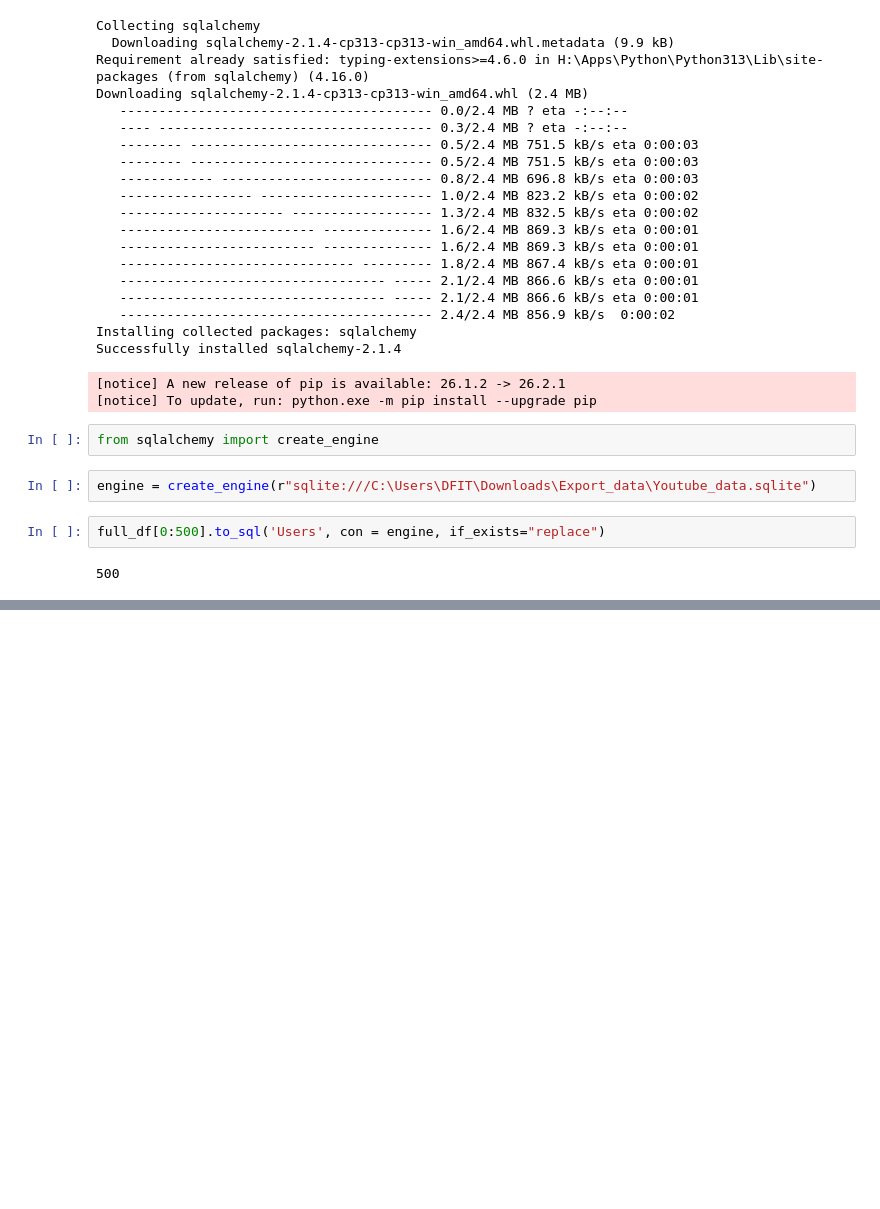
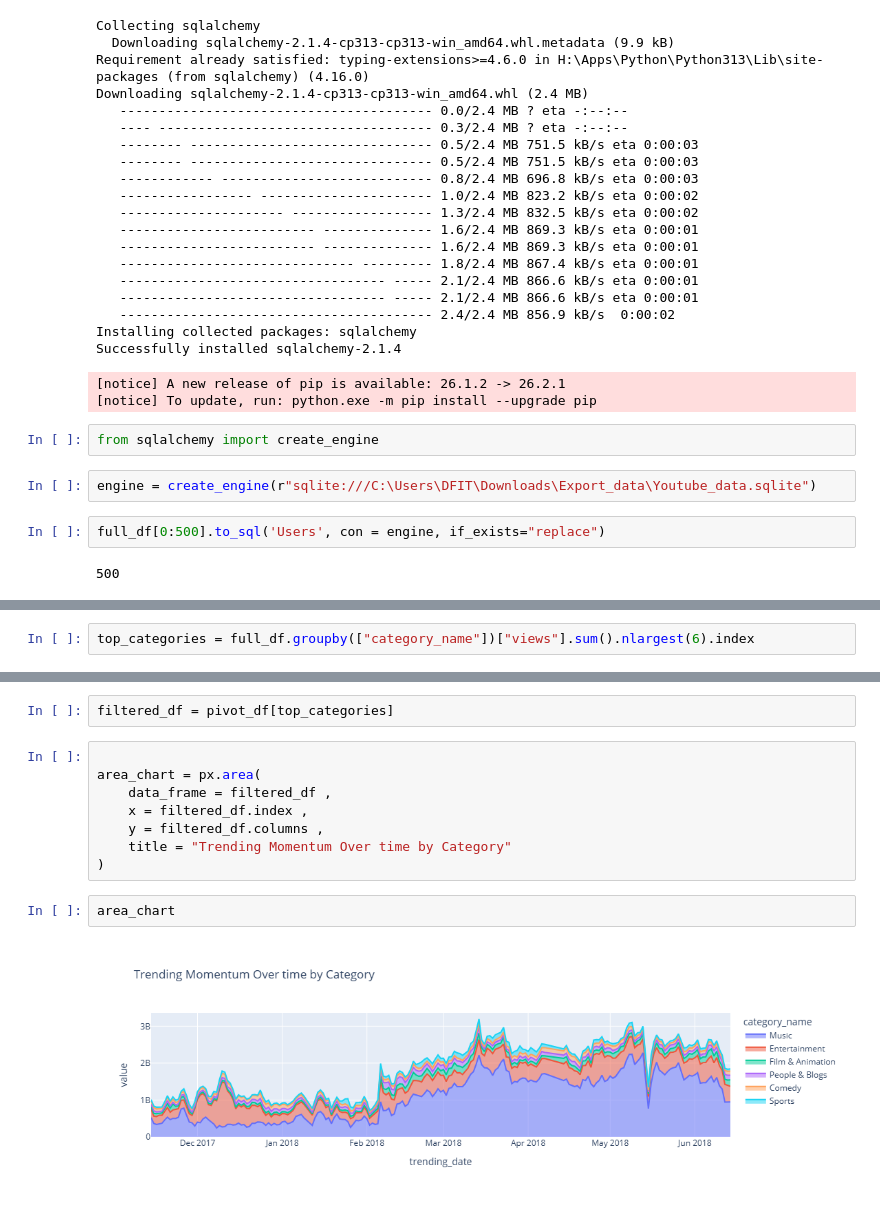
Before and after one commit to ualiurrahat/youtube-data-analytics, a Jupyter notebook: youtube_data_analytics.ipynb, the cells around one changed output, grey strips where cells are left out. Saved outputs shown, nothing was run; the diff lists cells and outputs as text; blank space fills up the shorter version.

```diff
--- a/youtube_data_analytics.ipynb
+++ b/youtube_data_analytics.ipynb
@@ -419,0 +554,2 @@ full_df[0:500].to_sql('Users', con = engine, if_exists="replace")
+# %%
+top_categories = full_df.groupby(["category_name"])["views"].sum().nlargest(6).index
@@ -419,0 +562,14 @@ full_df[0:500].to_sql('Users', con = engine, if_exists="replace")
+# %%
+filtered_df = pivot_df[top_categories]
+# %%
+
+area_chart = px.area(
+    data_frame = filtered_df ,
+    x = filtered_df.index ,
+    y = filtered_df.columns ,
+    title = "Trending Momentum Over time by Category"
+)
+# %%
+area_chart
+# %% [output]
+[figure, added]
```
Also changed, not shown: parts of 17 cells of this notebook.
